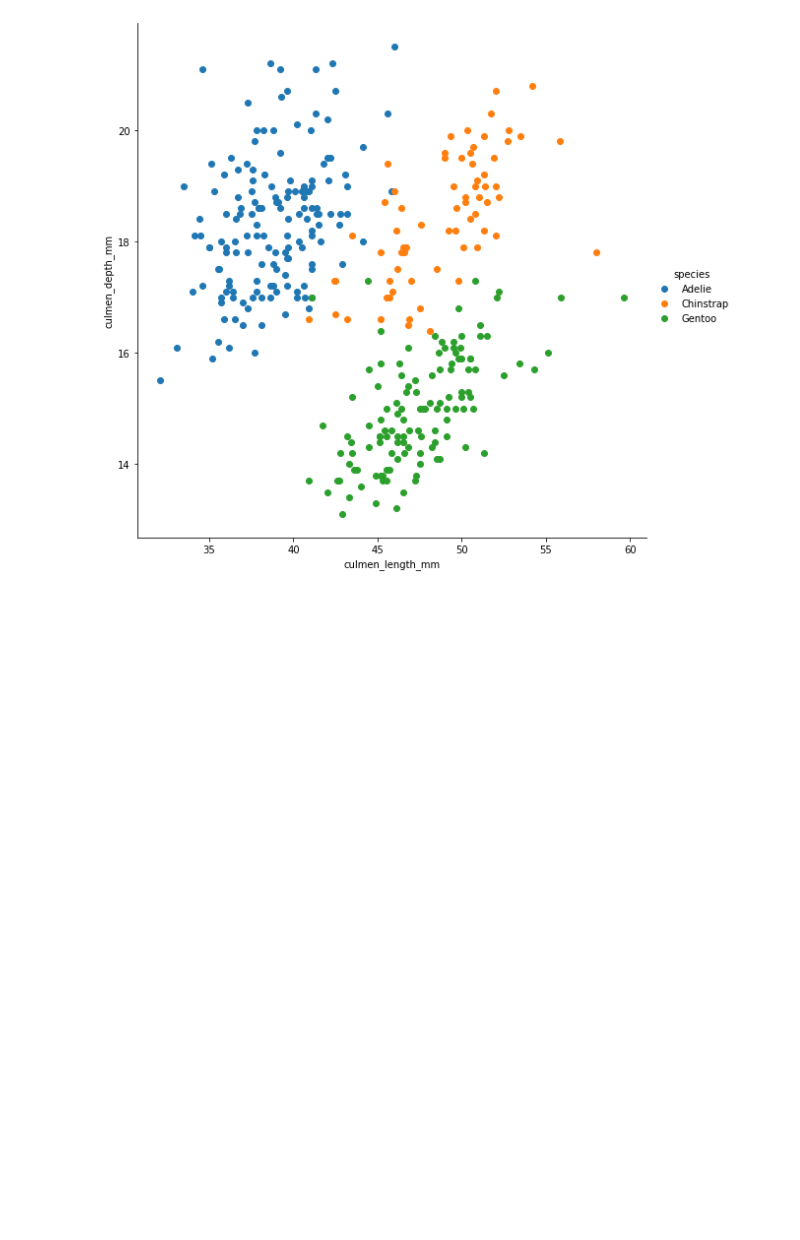
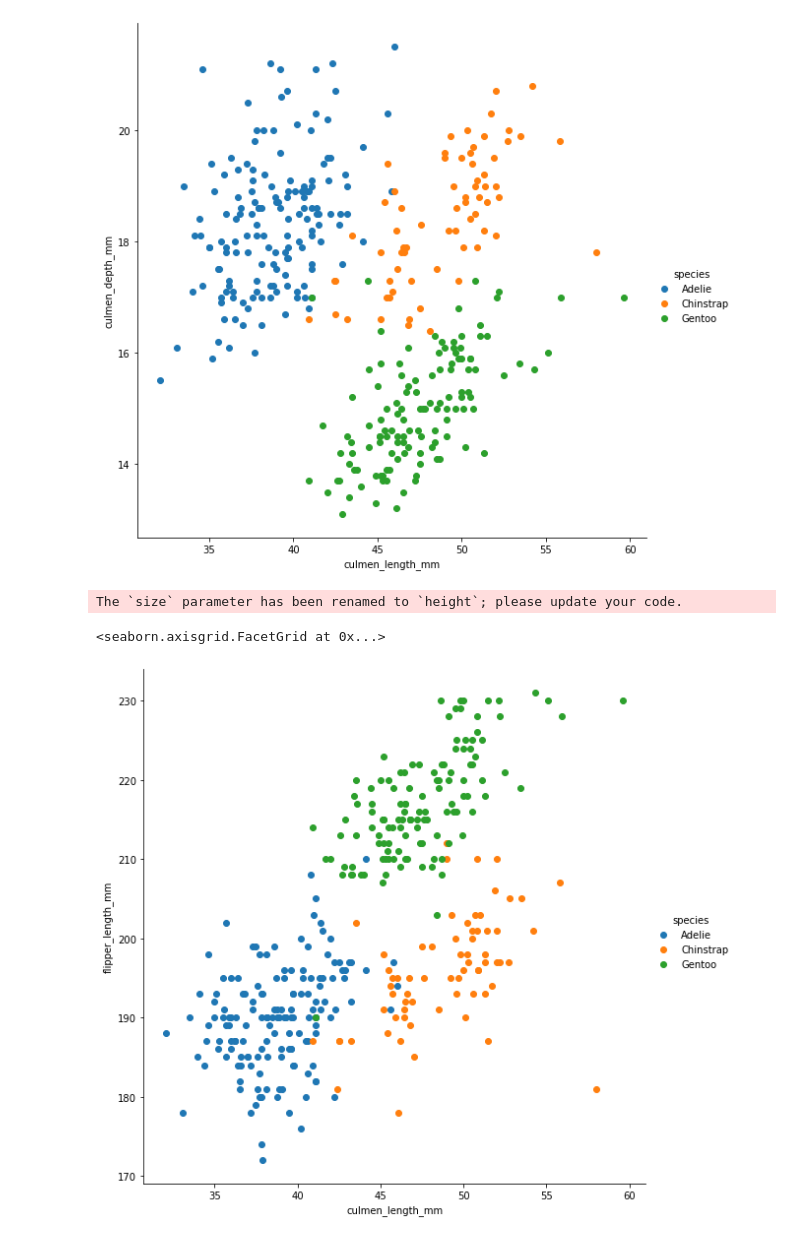
Before and after one commit to alwinruby/Palmer_Penguins, a Jupyter notebook: new_iris.ipynb, the cells around one changed output. Saved outputs shown, nothing was run; the diff lists cells and outputs as text; code cells hidden in the pictures; blank space fills up the shorter version.

Commit message:
Comparing plots

```diff
--- a/new_iris.ipynb
+++ b/new_iris.ipynb
@@ -192,3 +192,12 @@ sns.FacetGrid(df, hue="species", size=8) \
 The `size` parameter has been renamed to `height`; please update your code.
 <seaborn.axisgrid.FacetGrid at 0x...>
 [figure]
+# %%
+# culmen_depth vs flipperlength
+sns.FacetGrid(df, hue="species", size=8) \
+   .map(plt.scatter, "culmen_length_mm", "flipper_length_mm") \
+   .add_legend()
+# %% [output]
+The `size` parameter has been renamed to `height`; please update your code.
+<seaborn.axisgrid.FacetGrid at 0x...>
+[figure, added]
```
Also changed, not shown: parts of 3 cells of this notebook.
